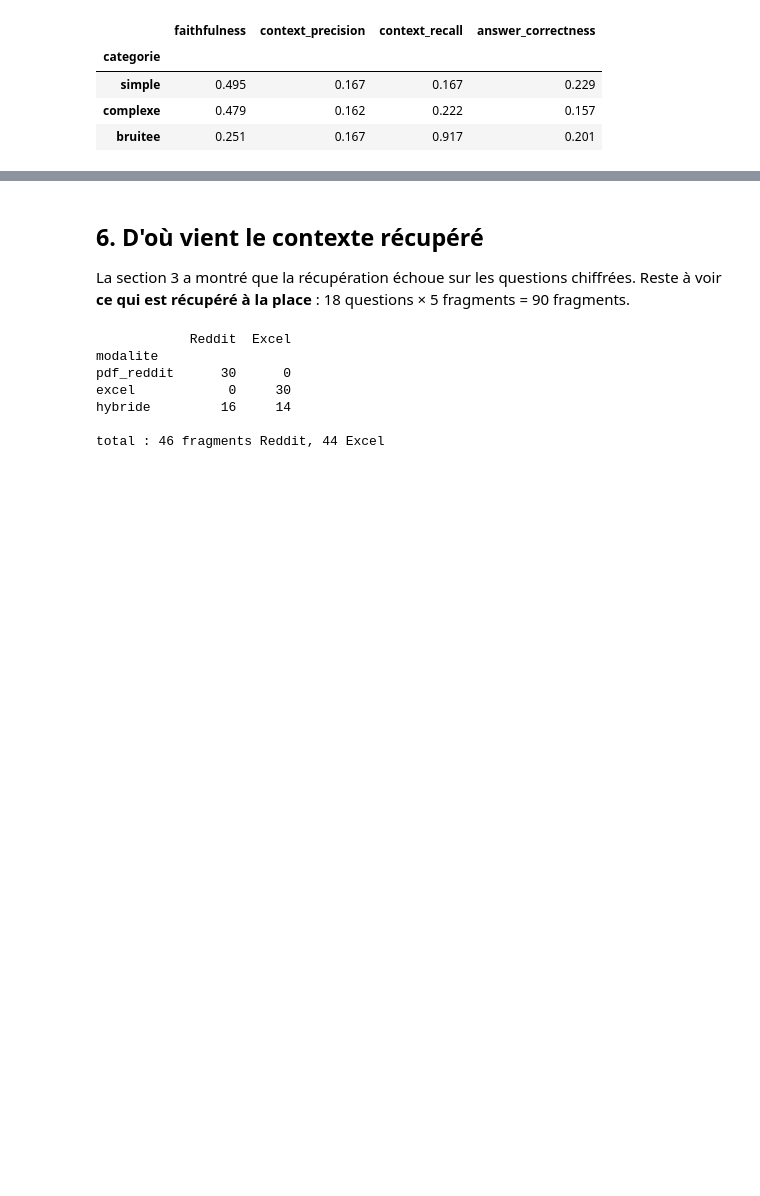
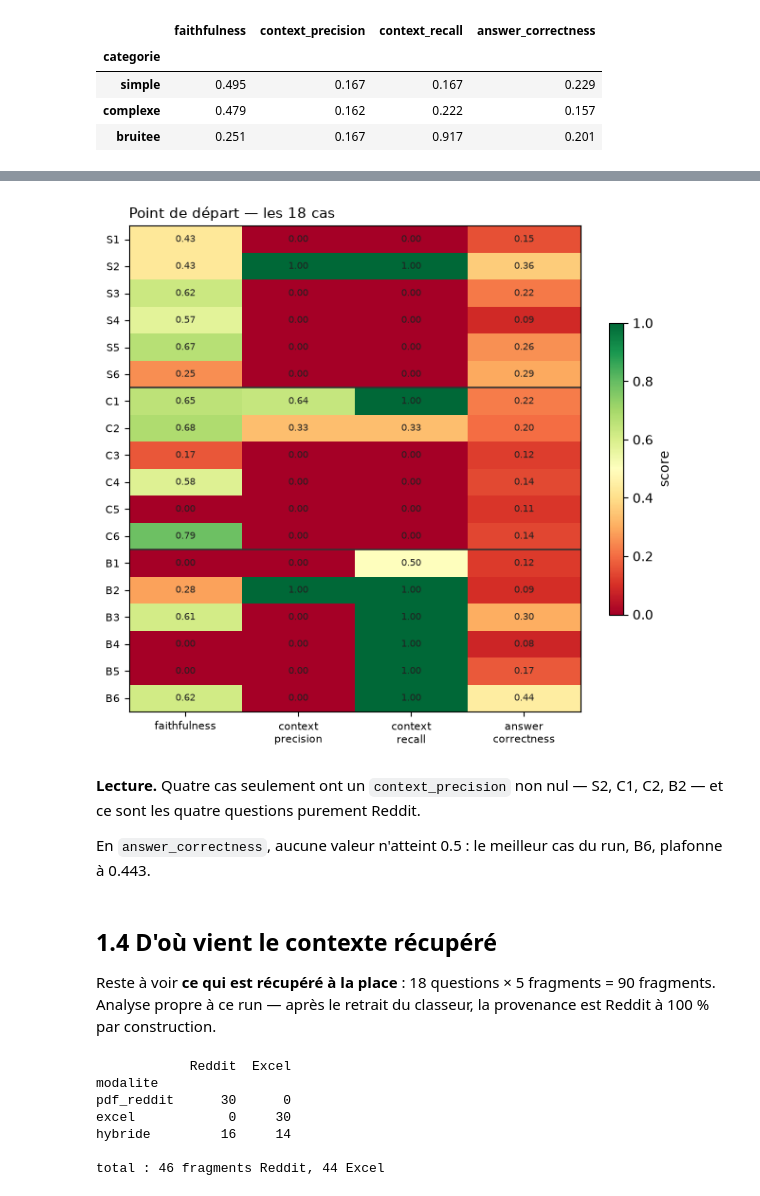
Before and after one commit to FaizaKh93/Projet10_mission, a Jupyter notebook: eval/analyze_results.ipynb, the cells around one changed output, grey strips where cells are left out. Cells and saved outputs as stored; diff of their text form; code cells hidden in the pictures; blank space fills up the shorter version.

```diff
--- a/eval/analyze_results.ipynb
+++ b/eval/analyze_results.ipynb
@@ -237,13 +215,0 @@ grossier qui se trompe dans les deux sens — d'où l'affichage des réponses en
-# %%
-MARQUEURS = ["ne contiennent pas", "ne contient pas", "non calculable", "n'existe pas",
-             "n'existent pas", "impossible", "ne permettent pas", "aucune information",
-             "ne figurent pas", "ne figure pas", "ne sont pas disponibles",
-             "n'est pas disponible", "pas de données", "ne dispose pas"]
-
-df["refus"] = df["system_response"].str.lower().apply(lambda t: any(m in t for m in MARQUEURS))
-df["doit_s_abstenir"] = df["expected_behavior"].str.startswith("abstain")
-
-tableau = pd.crosstab(df["doit_s_abstenir"], df["refus"])
-tableau.index = ["doit répondre", "doit s'abstenir"]
-tableau.columns = ["aucun marqueur", "marqueur de refus"]
-tableau
@@ -295,8 +241,19 @@ une abstention.
+# %%
+carte_chaleur(df, "Point de départ — les 18 cas")
+# %% [output]
+[figure, added]
+# %% [markdown]
+**Lecture.** Quatre cas seulement ont un `context_precision` non nul — S2, C1, C2, B2 —
+et ce sont les quatre questions purement Reddit.
+
+En `answer_correctness`, aucune valeur n'atteint 0.5 : le meilleur cas du run, B6,
+plafonne à 0.443.
 # %% [markdown]
-## 6. D'où vient le contexte récupéré
+## 1.4 D'où vient le contexte récupéré
 
-La section 3 a montré que la récupération échoue sur les questions chiffrées. Reste à
-voir **ce qui est récupéré à la place** : 18 questions × 5 fragments = 90 fragments.
+Reste à voir **ce qui est récupéré à la place** : 18 questions × 5 fragments = 90
+fragments. Analyse propre à ce run — après le retrait du classeur, la provenance est
+Reddit à 100 % par construction.
 # %%
 familles = pd.DataFrame([
     {"modalite": c["modalite"],
```
Also changed, not shown: parts of 66 cells of this notebook, 6 other files.
